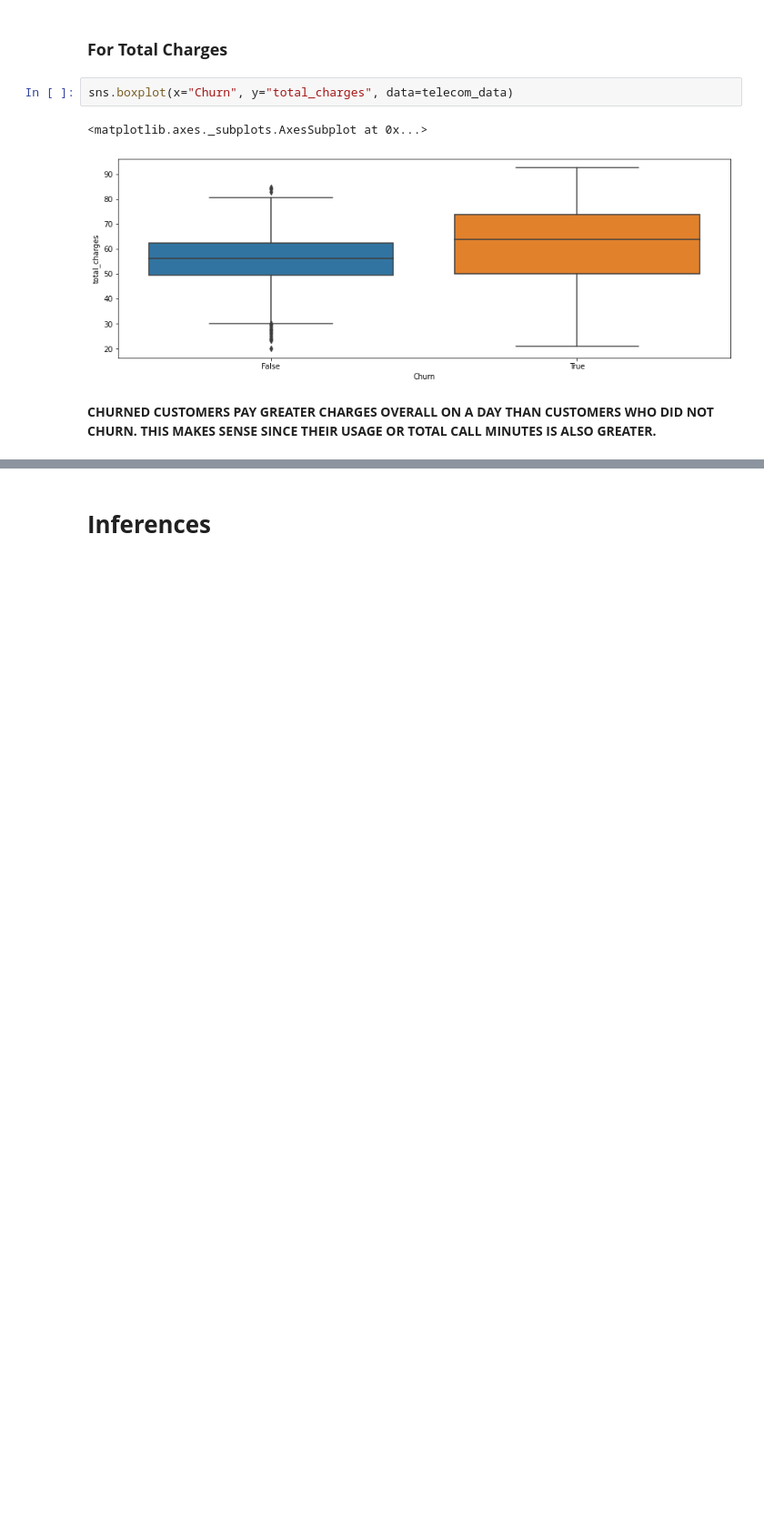
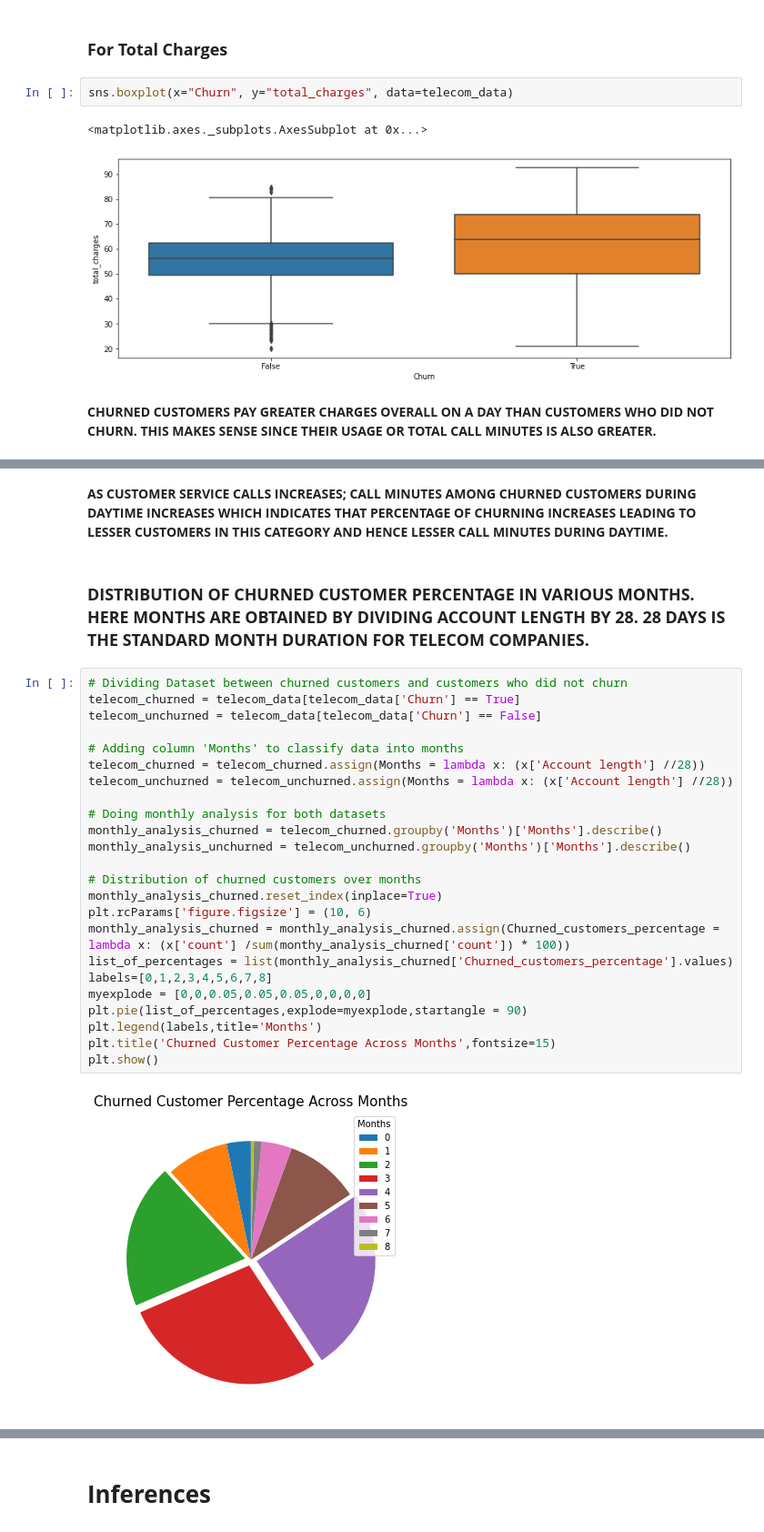
Before and after one commit to sanjogmish/Telecom_Churn_Analysis, a Jupyter notebook: Telecom_Churn_Analysis_Team_Notebook2_Capstone_Project.ipynb, the cells around one changed output, grey strips where cells are left out. Shown at 91% size. Saved outputs shown, nothing was run; the diff lists cells and outputs as text; blank space fills up the shorter version.

```diff
--- a/Telecom_Churn_Analysis_Team_Notebook2_Capstone_Project.ipynb
+++ b/Telecom_Churn_Analysis_Team_Notebook2_Capstone_Project.ipynb
@@ -1135,0 +1178,30 @@ sns.boxplot(x="Churn", y="total_charges", data=telecom_data)
+# %% [markdown]
+**AS CUSTOMER SERVICE CALLS INCREASES; CALL MINUTES AMONG CHURNED CUSTOMERS DURING DAYTIME INCREASES WHICH INDICATES THAT PERCENTAGE OF CHURNING INCREASES LEADING TO LESSER CUSTOMERS IN THIS CATEGORY AND HENCE LESSER CALL MINUTES DURING DAYTIME.**
+# %% [markdown]
+### **DISTRIBUTION OF CHURNED CUSTOMER PERCENTAGE IN VARIOUS MONTHS. HERE MONTHS ARE OBTAINED BY DIVIDING ACCOUNT LENGTH BY 28. 28 DAYS IS THE STANDARD MONTH DURATION FOR TELECOM COMPANIES.**
+# %%
+# Dividing Dataset between churned customers and customers who did not churn
+telecom_churned = telecom_data[telecom_data['Churn'] == True]
+telecom_unchurned = telecom_data[telecom_data['Churn'] == False]
+
+# Adding column 'Months' to classify data into months
+telecom_churned = telecom_churned.assign(Months = lambda x: (x['Account length'] //28))
+telecom_unchurned = telecom_unchurned.assign(Months = lambda x: (x['Account length'] //28))
+
+# Doing monthly analysis for both datasets
+monthly_analysis_churned = telecom_churned.groupby('Months')['Months'].describe()
+monthly_analysis_unchurned = telecom_unchurned.groupby('Months')['Months'].describe()
+
+# Distribution of churned customers over months
+monthly_analysis_churned.reset_index(inplace=True)
+plt.rcParams['figure.figsize'] = (10, 6)
+monthly_analysis_churned = monthly_analysis_churned.assign(Churned_customers_percentage = lambda x: (x['count'] /sum(monthy_analysis_churned['count']) * 100))
+list_of_percentages = list(monthly_analysis_churned['Churned_customers_percentage'].values)
+labels=[0,1,2,3,4,5,6,7,8]
+myexplode = [0,0,0.05,0.05,0.05,0,0,0,0]
+plt.pie(list_of_percentages,explode=myexplode,startangle = 90)
+plt.legend(labels,title='Months')
+plt.title('Churned Customer Percentage Across Months',fontsize=15)
+plt.show()
+# %% [output]
+[figure, added]
```
Also changed, not shown: parts of 18 cells of this notebook.
